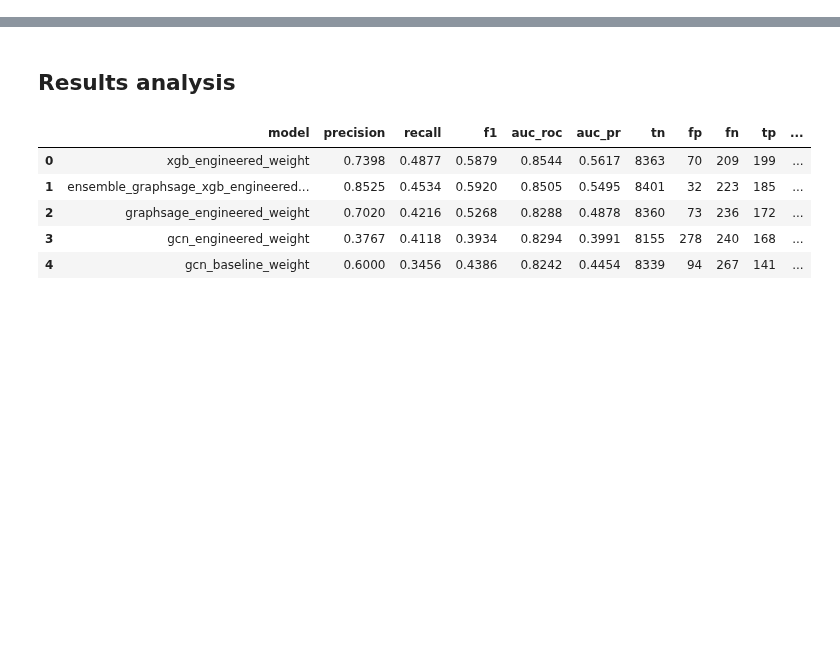
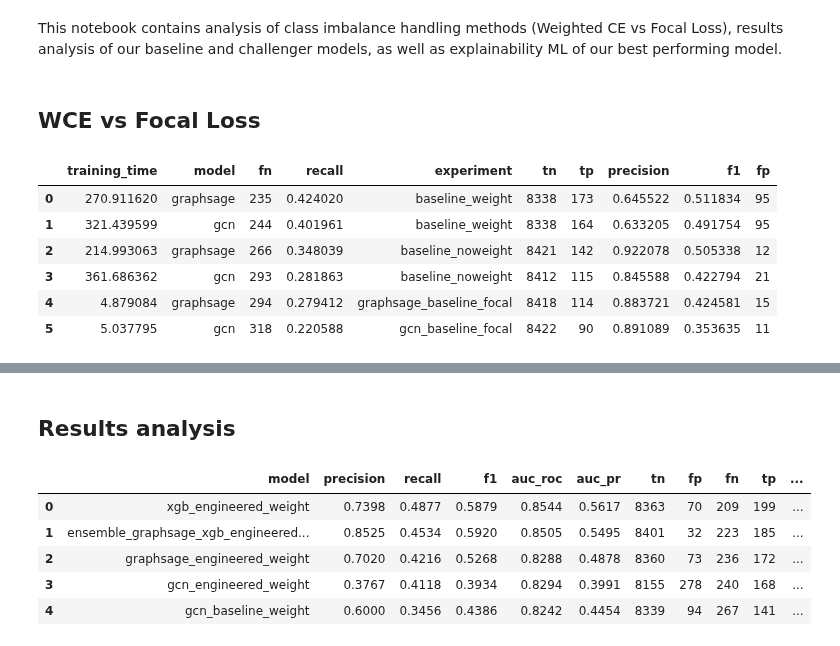
Before and after one commit to ruientan/dsa4263_elliptic_final, a Jupyter notebook: results_analysis.ipynb, the cells around one changed output, grey strips where cells are left out. Cells and saved outputs as stored; diff of their text form; code cells hidden in the pictures; blank space fills up the shorter version.

Commit message:
update analysis notebook

```diff
--- a/results_analysis.ipynb
+++ b/results_analysis.ipynb
@@ -5,3 +5,7 @@ import seaborn as sns
 import numpy as np
 import textwrap
 import math
+# %% [markdown]
+This notebook contains analysis of class imbalance handling methods (Weighted CE vs Focal Loss), results analysis of our baseline and challenger models, as well as explainability ML of our best performing model.
+# %% [markdown]
+## WCE vs Focal Loss
@@ -7,0 +15,24 @@ import math
+# %%
+wce_filtered = wce_results[
+    (wce_results['Configuration'].isin(['baseline_noweight', 'baseline_weight'])) &
+    (wce_results['Model'].isin(['gcn', 'graphsage']))]
+wce_filtered.columns = wce_filtered.columns.str.lower()
+wce_filtered = wce_filtered.rename(columns={'configuration': 'experiment'})
+
+focal_filtered = focal_results[
+    focal_results['experiment'].isin(['gcn_baseline_focal', 'graphsage_baseline_focal'])]
+common_cols = list(set(wce_filtered.columns) & set(focal_filtered.columns))
+
+wce_common = wce_filtered[common_cols]
+focal_common = focal_filtered[common_cols]
+
+prelim_results = pd.concat([wce_common, focal_common], axis=0, ignore_index=True)
+prelim_results
+# %% [output]
+|  | training_time | model | fn | recall | experiment | tn | tp | precision | f1 | fp |
+| 0 | 270.911620 | graphsage | 235 | 0.424020 | baseline_weight | 8338 | 173 | 0.645522 | 0.511834 | 95 |
+| 1 | 321.439599 | gcn | 244 | 0.401961 | baseline_weight | 8338 | 164 | 0.633205 | 0.491754 | 95 |
+| 2 | 214.993063 | graphsage | 266 | 0.348039 | baseline_noweight | 8421 | 142 | 0.922078 | 0.505338 | 12 |
+| 3 | 361.686362 | gcn | 293 | 0.281863 | baseline_noweight | 8412 | 115 | 0.845588 | 0.422794 | 21 |
+| 4 | 4.879084 | graphsage | 294 | 0.279412 | graphsage_baseline_focal | 8418 | 114 | 0.883721 | 0.424581 | 15 |
+| 5 | 5.037795 | gcn | 318 | 0.220588 | gcn_baseline_focal | 8422 | 90 | 0.891089 | 0.353635 | 11 |
```
Also changed, not shown: parts of 4 cells of this notebook.
